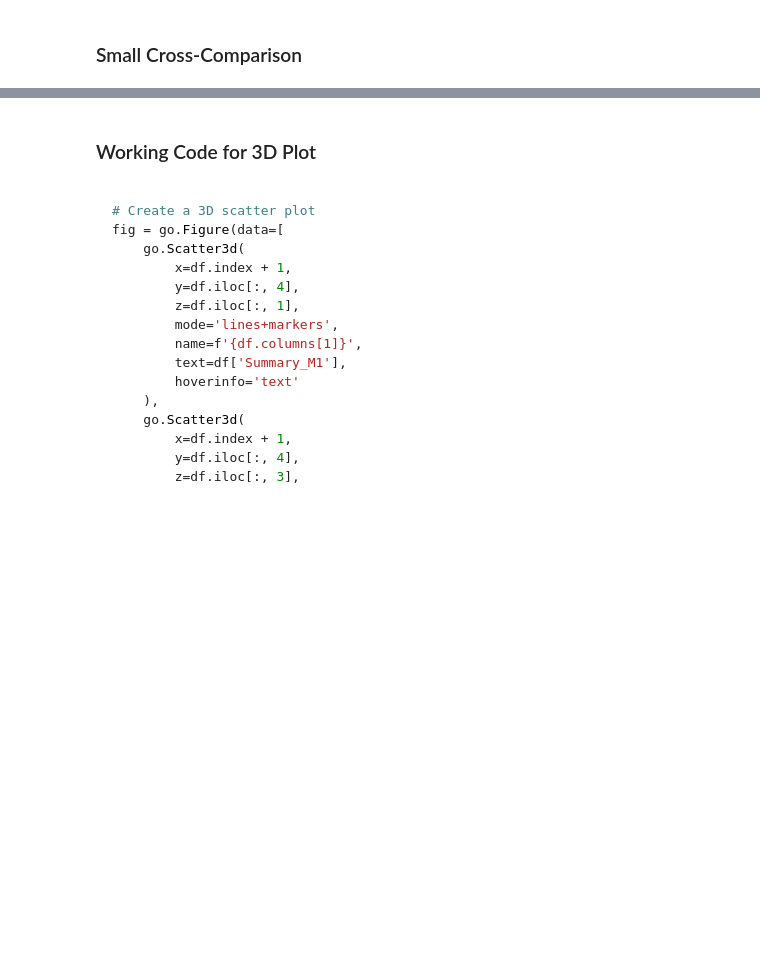
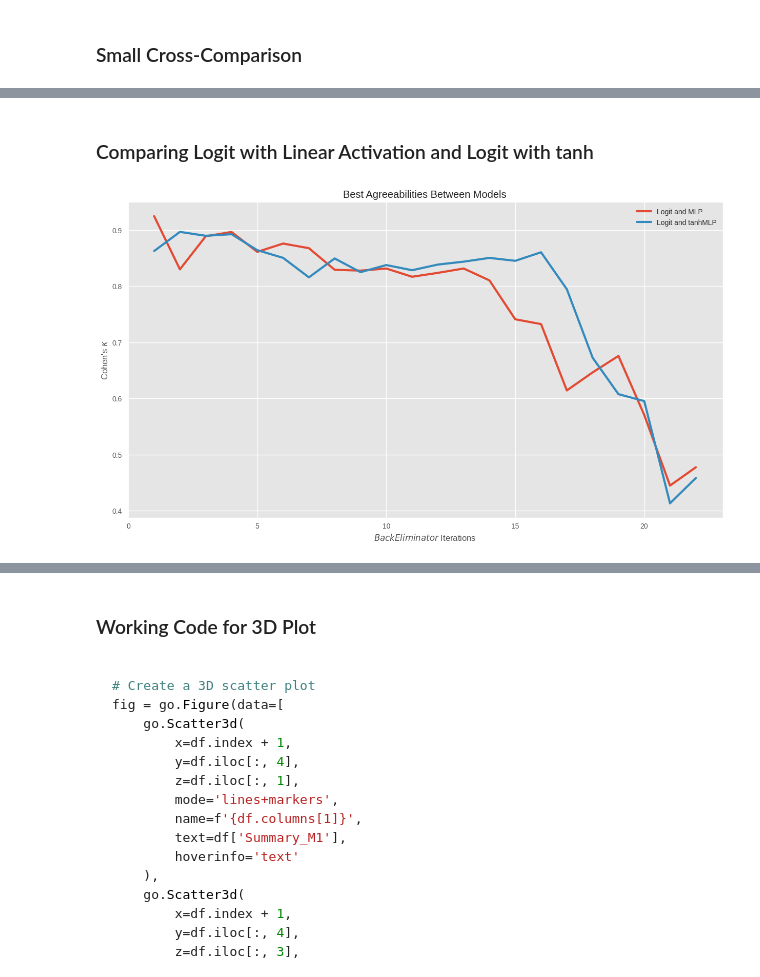
Before and after one commit to anasashb/aliceHU, a Jupyter notebook: customer_churn_test.ipynb, the cells around one changed output, grey strips where cells are left out. Cells and saved outputs as stored; diff of their text form; code cells hidden in the pictures; blank space fills up the shorter version.

```diff
--- a/customer_churn_test.ipynb
+++ b/customer_churn_test.ipynb
@@ -732,0 +852,14 @@ plt.show()
+# %% [markdown]
+### Comparing Logit with Linear Activation and Logit with tanh
+# %%
+plt.style.use('ggplot')
+plt.figure(figsize=(15, 8))
+plt.plot(algorithm_iterations, logit_mlp[agree_col], label='Logit and MLP', linewidth=3)
+plt.plot(algorithm_iterations, logit_tanhmlp[agree_col], label='Logit and tanhMLP', linewidth=3)
+plt.title('Best Agreeabilities Between Models')
+plt.ylabel('Cohen\'s $\kappa$')
+plt.xlabel('$BackEliminator$ Iterations')
+plt.legend()
+plt.show()
+# %% [output]
+[figure, added]
```
Also changed, not shown: parts of 15 cells of this notebook, 1 other file.
